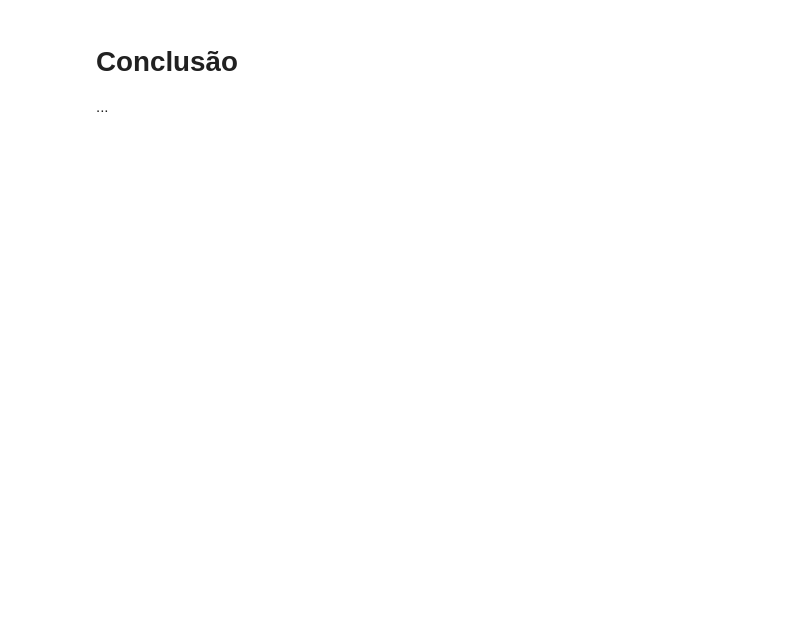
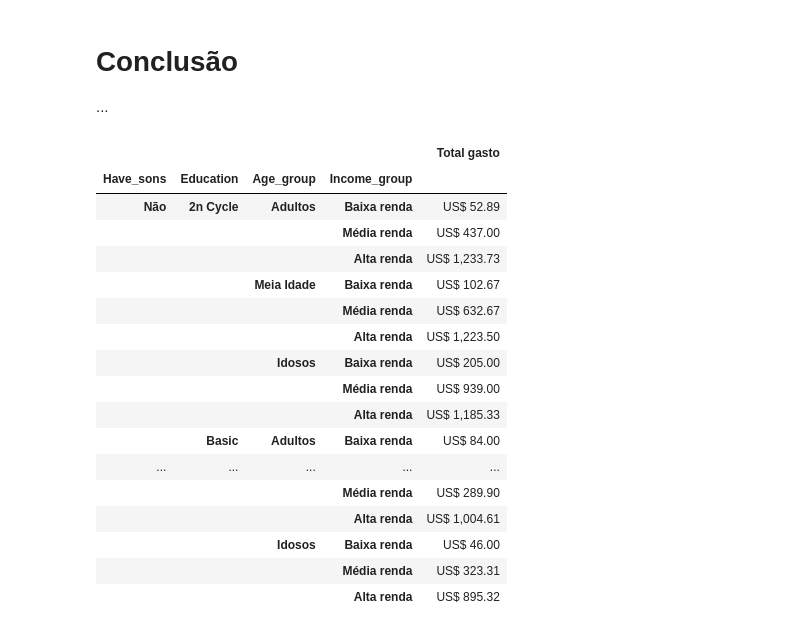
Before and after one commit to GuilhermeTyszka/Top-Coders-Project4, a Jupyter notebook: customerV1.1.ipynb, the cells around one changed output. Drawn from its saved outputs; the diff is of its cells as text; code cells hidden in the pictures; blank space fills up the shorter version.

```diff
--- a/customerV1.1.ipynb
+++ b/customerV1.1.ipynb
@@ -500,3 +525,30 @@ Quais foram os resultados de cada campanha de ofertas?
 # %% [markdown]
 # Conclusão
 ...
+# %%
+pd.set_option("display.max_rows", 100)
+media_gastos_temfilho_ou_nao = pd.DataFrame(df_customer.groupby(by = ['Have_sons', 'Education', 'Age_group', 'Income_group']).MntTotal.mean()).round(2)
+media_gastos_temfilho_ou_nao.columns = ['Total gasto']
+media_gastos_temfilho_ou_nao.index.name = 'Possui filhos'
+media_gastos_temfilho_ou_nao.dropna().style.format('US$ {:,.2f}') \
+                     .highlight_max(color='lightgreen') \
+                     .highlight_min(color='#C26161')
+# %% [output]
+|  |  |  |  | Total gasto |
+| Have_sons | Education | Age_group | Income_group |  |
+| Não | 2n Cycle | Adultos | Baixa renda | US$ 52.89 |
+|  |  |  | Média renda | US$ 437.00 |
+|  |  |  | Alta renda | US$ 1,233.73 |
+|  |  | Meia Idade | Baixa renda | US$ 102.67 |
+|  |  |  | Média renda | US$ 632.67 |
+|  |  |  | Alta renda | US$ 1,223.50 |
+|  |  | Idosos | Baixa renda | US$ 205.00 |
+|  |  |  | Média renda | US$ 939.00 |
+|  |  |  | Alta renda | US$ 1,185.33 |
+|  | Basic | Adultos | Baixa renda | US$ 84.00 |
+| ... | ... | ... | ... | ... |
+|  |  |  | Média renda | US$ 289.90 |
+|  |  |  | Alta renda | US$ 1,004.61 |
+|  |  | Idosos | Baixa renda | US$ 46.00 |
+|  |  |  | Média renda | US$ 323.31 |
+|  |  |  | Alta renda | US$ 895.32 |
```
Also changed, not shown: parts of 19 cells of this notebook.
